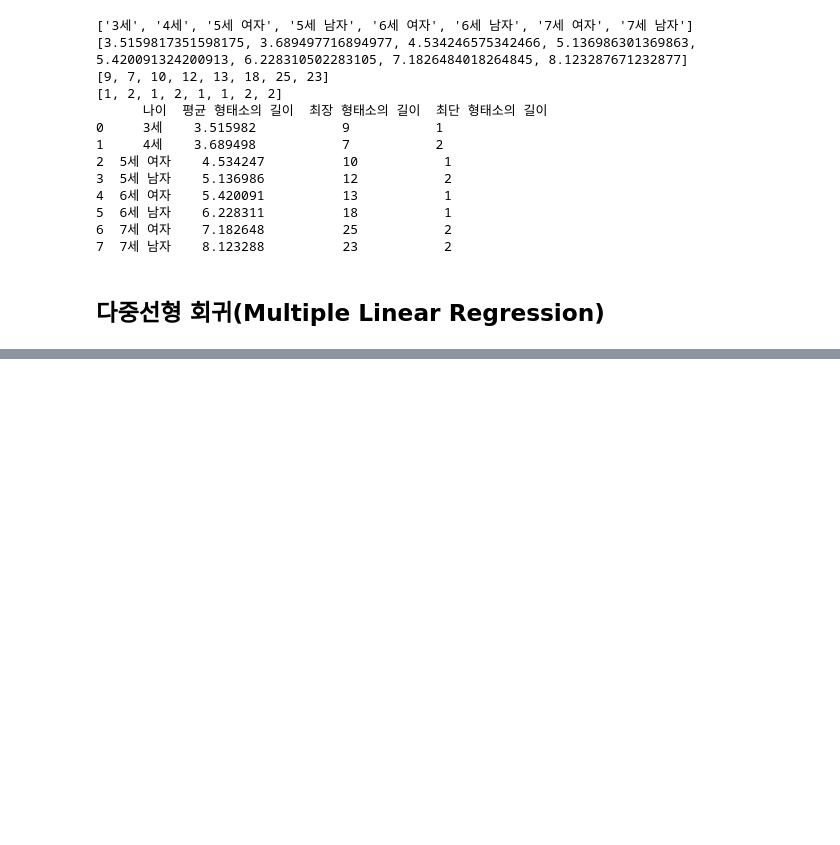
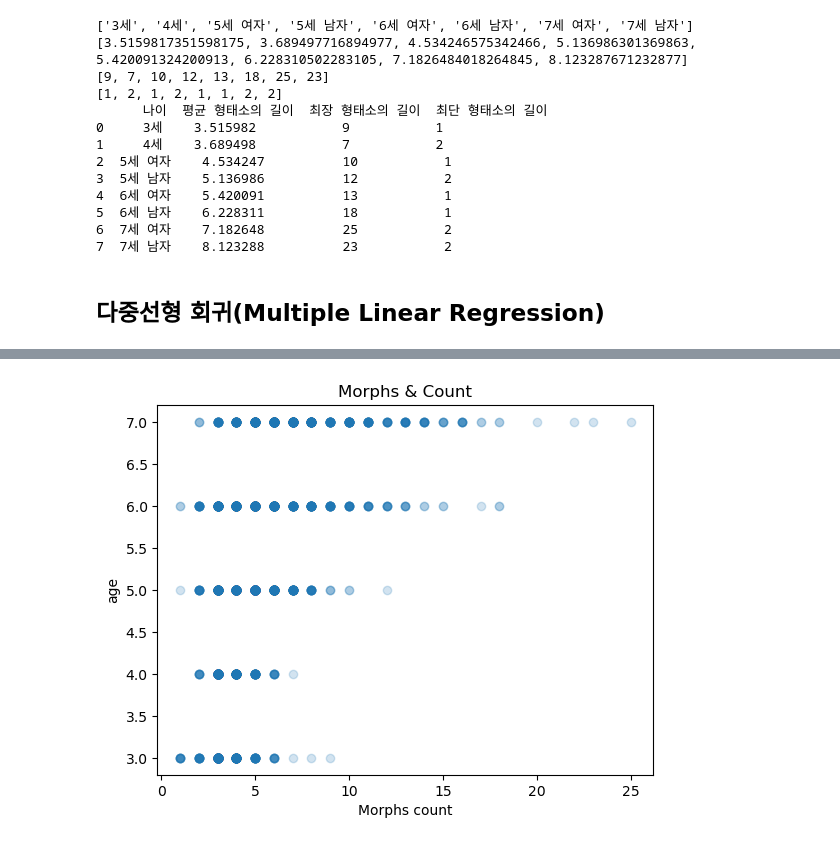
Before and after one commit to Gachon-Univ-GP-Team7/NLP_classification, a Jupyter notebook: nNlp.ipynb, the cells around one changed output, grey strips where cells are left out. Cells and saved outputs as stored; diff of their text form; code cells hidden in the pictures; blank space fills up the shorter version.

```diff
--- a/nNlp.ipynb
+++ b/nNlp.ipynb
@@ -836,0 +910,10 @@ print(lg.score(x_test, y_test))
+# %%
+import matplotlib.pyplot as plt
+
+plt.scatter(data["형태소"], data["나이"], alpha=0.2)
+plt.xlabel('Morphs count')
+plt.ylabel('age')
+plt.title("Morphs & Count")
+plt.show()
+# %% [output]
+[figure, added]
```
Also changed, not shown: parts of 15 cells of this notebook.
